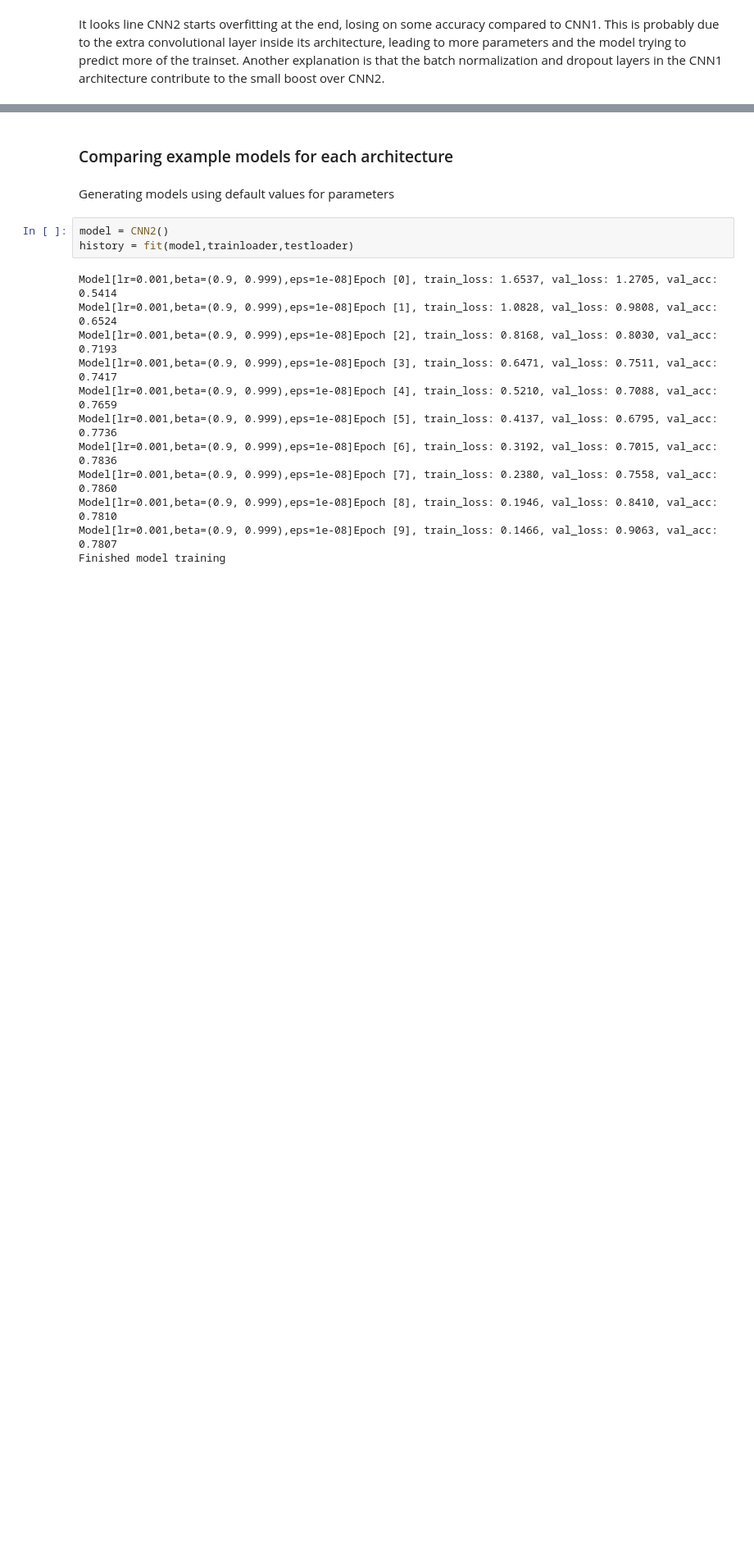
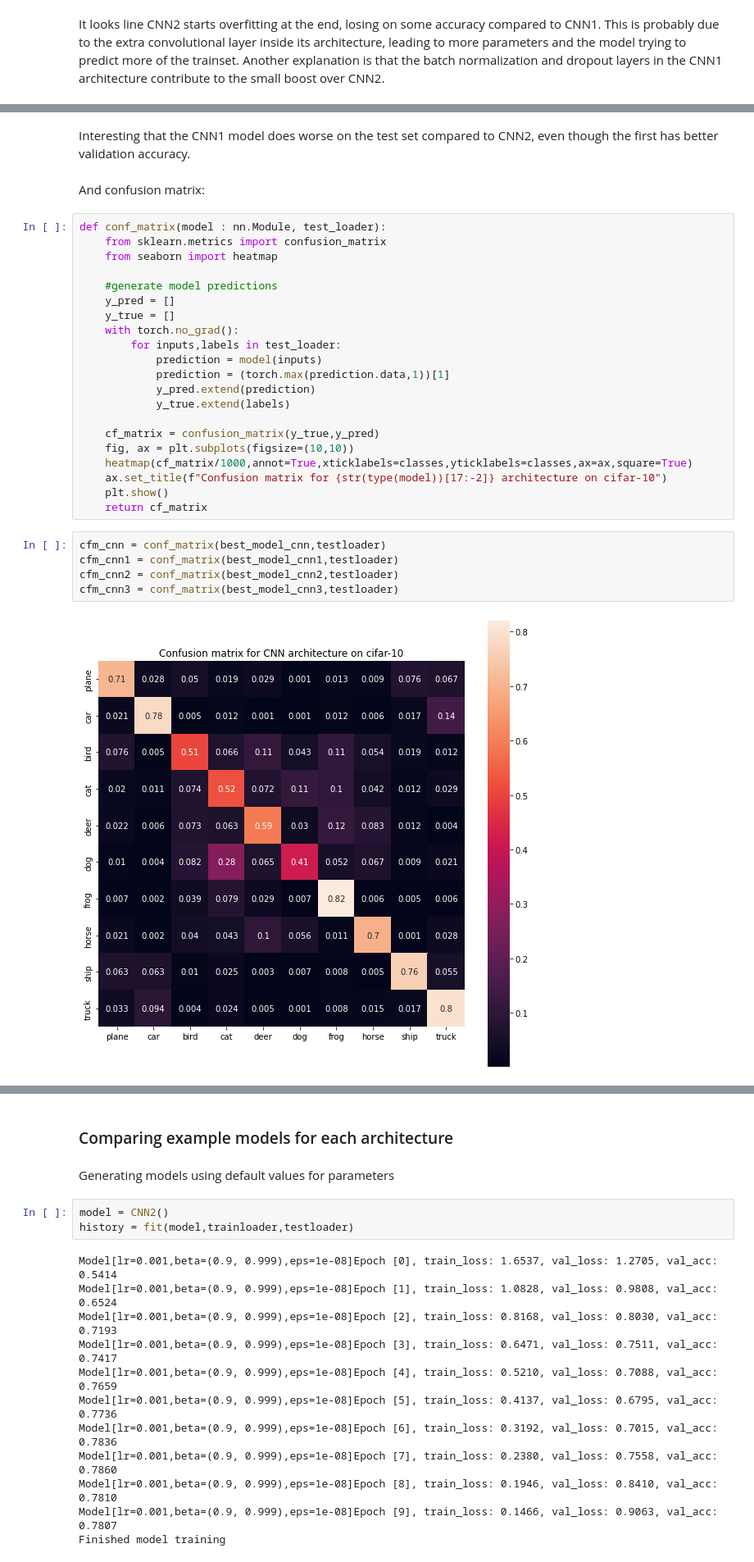
Before and after one commit to berbomeister/ML-project, a Jupyter notebook: ML project/waiting.ipynb, the cells around one changed output, grey strips where cells are left out. Shown at 82% size. Drawn from its saved outputs; the diff is of its cells as text; blank space fills up the shorter version.

```diff
--- a/ML project/waiting.ipynb
+++ b/ML project/waiting.ipynb
@@ -687,0 +751,32 @@ It looks line CNN2 starts overfitting at the end, losing on some accuracy compar
+# %% [markdown]
+Interesting that the CNN1 model does worse on the test set compared to CNN2, even though the first has better validation accuracy.
+# %% [markdown]
+And confusion matrix:
+# %%
+def conf_matrix(model : nn.Module, test_loader):
+    from sklearn.metrics import confusion_matrix
+    from seaborn import heatmap
+
+    #generate model predictions
+    y_pred = []
+    y_true = []
+    with torch.no_grad():
+        for inputs,labels in test_loader:
+            prediction = model(inputs)
+            prediction = (torch.max(prediction.data,1))[1]
+            y_pred.extend(prediction)
+            y_true.extend(labels)
+
+    cf_matrix = confusion_matrix(y_true,y_pred)
+    fig, ax = plt.subplots(figsize=(10,10))
+    heatmap(cf_matrix/1000,annot=True,xticklabels=classes,yticklabels=classes,ax=ax,square=True)
+    ax.set_title(f"Confusion matrix for {str(type(model))[17:-2]} architecture on cifar-10")
+    plt.show()
+    return cf_matrix
+# %%
+cfm_cnn = conf_matrix(best_model_cnn,testloader)
+cfm_cnn1 = conf_matrix(best_model_cnn1,testloader)
+cfm_cnn2 = conf_matrix(best_model_cnn2,testloader)
+cfm_cnn3 = conf_matrix(best_model_cnn3,testloader)
+# %% [output]
+[figure, added]
```
Also changed, not shown: parts of 33 cells of this notebook, 12 other files.
